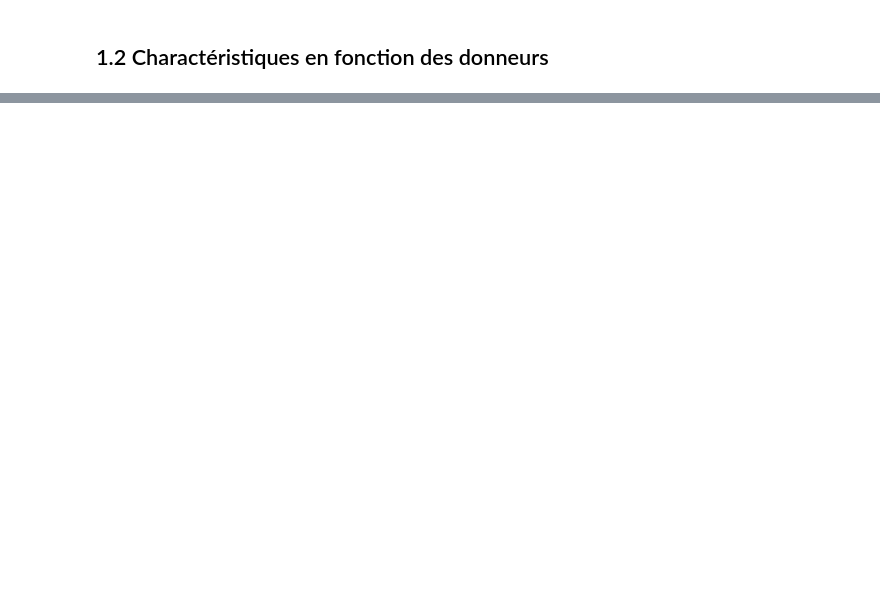
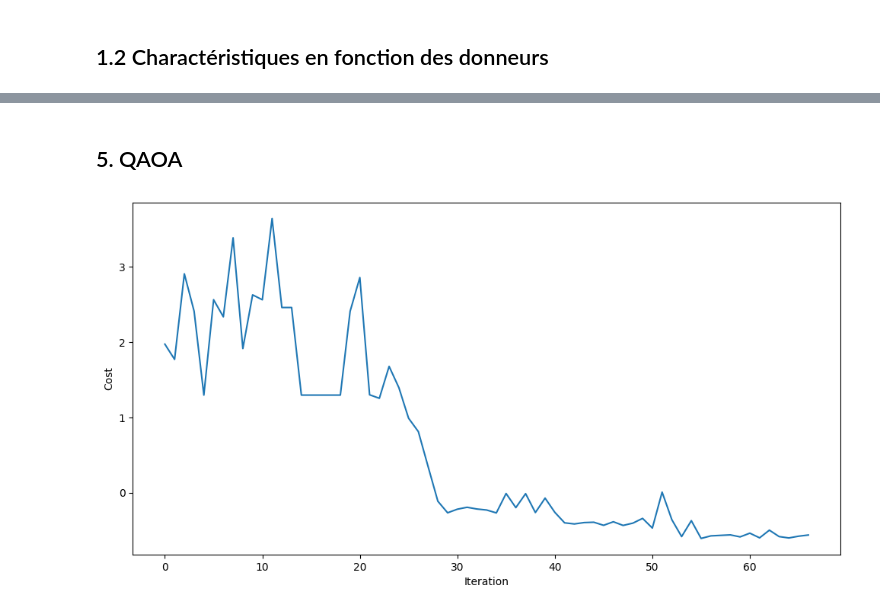
Before and after one commit to hugopgs/Application_Informatique_Quantique, a Jupyter notebook: Projet Noté/Projet.ipynb, the cells around one changed output, grey strips where cells are left out. Saved outputs shown, nothing was run; the diff lists cells and outputs as text; code cells hidden in the pictures; blank space fills up the shorter version.

Commit message:
Update file to include the following changes: - define the QUBO model - write the QAOA Hamiltonian - simulation noise free and with depolarizing noise - simulationtion on fake backend

```diff
--- a/Projet Noté/Projet.ipynb
+++ b/Projet Noté/Projet.ipynb
@@ -159,0 +159,3 @@ $$ V(x) = x^T\Sigma x $$
+# %%
+c=[np.corrcoef(cat,Result)[0][1] for cat in All_categories]
+print(c)
@@ -240,0 +217,43 @@ Critère : (1, 0, 0, 0) -> Précision sur les positifs : 65.10695187165776
+# %% [markdown]
+## 5. QAOA
+# %%
+r = 9
+
+circuit=QAOAAnsatz(cost_operator=problem_operator, reps=r)
+# circuit.decompose().draw('mpl')
+# %%
+#paramètres initiaux arbitraires
+initial_gamma = np.pi
+initial_beta = np.pi/2
+init_params = [initial_gamma, initial_beta]*r
+
+#ce vecteur contiendra les coûts mesurés à chaque étape
+cost_vals=[]
+# %%
+def cost_func_estimator(params, ansatz, hamiltonian, estimator):
+    #Cette fonction estime le coût pour chaque configuration des paramètres, via le calcul de l'espérance mathématique du Hamiltonien.
+    pass_manager = generate_preset_pass_manager(1, AerSimulator())
+    isa_qc=pass_manager.run(ansatz.assign_parameters(params))
+    pub = (isa_qc, hamiltonian)
+    job = estimator.run([pub])
+    results = job.result()[0]
+    cost = results.data.evs
+    cost_vals.append(cost)
+    return cost
+# %%
+estimator = Estimator()
+estimator.options.default_shots = 1000
+result = minimize(
+        cost_func_estimator,
+        init_params,
+        args=(circuit, problem_operator, estimator),
+        method="COBYLA",
+        tol=1e-1,
+    )
+plt.figure(figsize=(12, 6))
+plt.plot(cost_vals)
+plt.xlabel("Iteration")
+plt.ylabel("Cost")
+plt.show()
+# %% [output]
+[figure, added]
```
Also changed, not shown: parts of 23 cells of this notebook, 1 other file.
